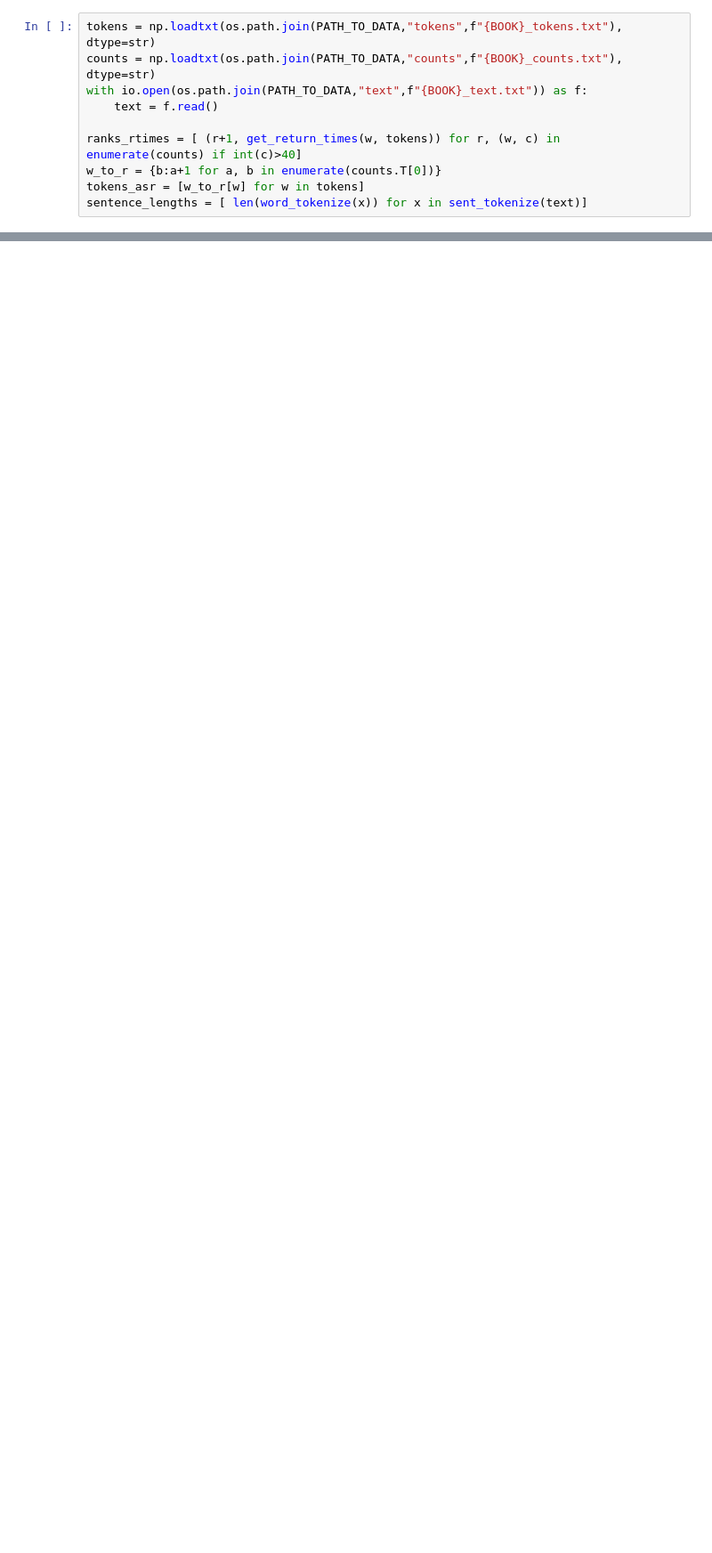
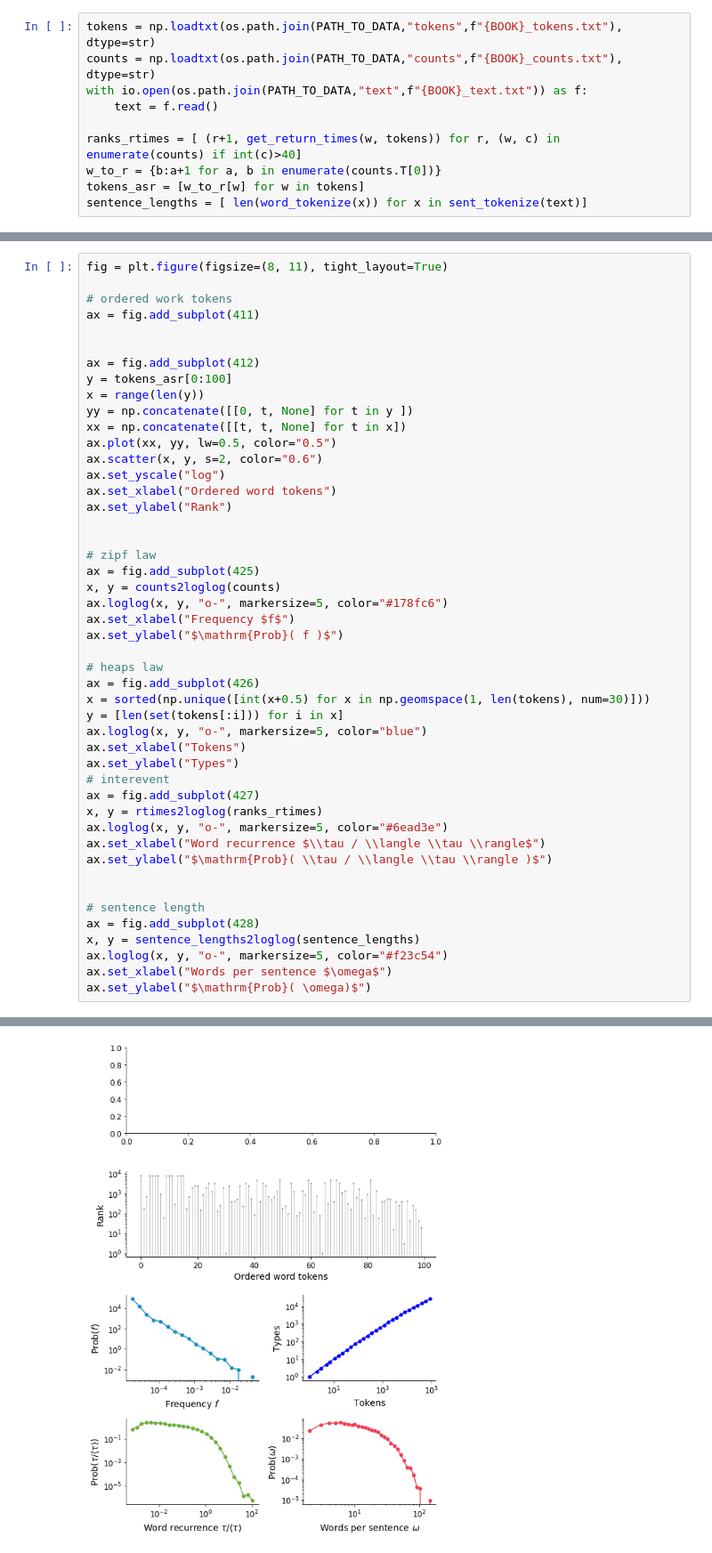
Before and after one commit to pgcorpus/gutenberg-analysis, a Jupyter notebook: notebooks/UsageExamples.ipynb, the cells around one changed output, grey strips where cells are left out. Shown: that part at 89% size. Drawn from its saved outputs; the diff is of its cells as text; blank space fills up the shorter version.

```diff
--- a/notebooks/UsageExamples.ipynb
+++ b/notebooks/UsageExamples.ipynb
@@ -100,0 +61,48 @@ Text(0,0.5,'$\\mathrm{Prob}( \\omega)$')
+# %%
+fig = plt.figure(figsize=(8, 11), tight_layout=True)
+
+# ordered work tokens
+ax = fig.add_subplot(411)
+
+
+ax = fig.add_subplot(412)
+y = tokens_asr[0:100]
+x = range(len(y))
+yy = np.concatenate([[0, t, None] for t in y ])
+xx = np.concatenate([[t, t, None] for t in x])
+ax.plot(xx, yy, lw=0.5, color="0.5")
+ax.scatter(x, y, s=2, color="0.6")
+ax.set_yscale("log")
+ax.set_xlabel("Ordered word tokens")
+ax.set_ylabel("Rank")
+
+
+# zipf law
+ax = fig.add_subplot(425)
+x, y = counts2loglog(counts)
+ax.loglog(x, y, "o-", markersize=5, color="#178fc6")
+ax.set_xlabel("Frequency $f$")
+ax.set_ylabel("$\mathrm{Prob}( f )$")
+
+# heaps law
+ax = fig.add_subplot(426)
+x = sorted(np.unique([int(x+0.5) for x in np.geomspace(1, len(tokens), num=30)]))
+y = [len(set(tokens[:i])) for i in x]
+ax.loglog(x, y, "o-", markersize=5, color="blue")
+ax.set_xlabel("Tokens")
+ax.set_ylabel("Types")
+# interevent
+ax = fig.add_subplot(427)
+x, y = rtimes2loglog(ranks_rtimes)
+ax.loglog(x, y, "o-", markersize=5, color="#6ead3e")
+ax.set_xlabel("Word recurrence $\\tau / \\langle \\tau \\rangle$")
+ax.set_ylabel("$\mathrm{Prob}( \\tau / \\langle \\tau \\rangle )$")
+
+
+# sentence length
+ax = fig.add_subplot(428)
+x, y = sentence_lengths2loglog(sentence_lengths)
+ax.loglog(x, y, "o-", markersize=5, color="#f23c54")
+ax.set_xlabel("Words per sentence $\omega$")
+ax.set_ylabel("$\mathrm{Prob}( \omega)$")
+# %% [output]
@@ -100,0 +110 @@ Text(0,0.5,'$\\mathrm{Prob}( \\omega)$')
+[figure, added]
```
Also changed, not shown: parts of 6 cells of this notebook.
